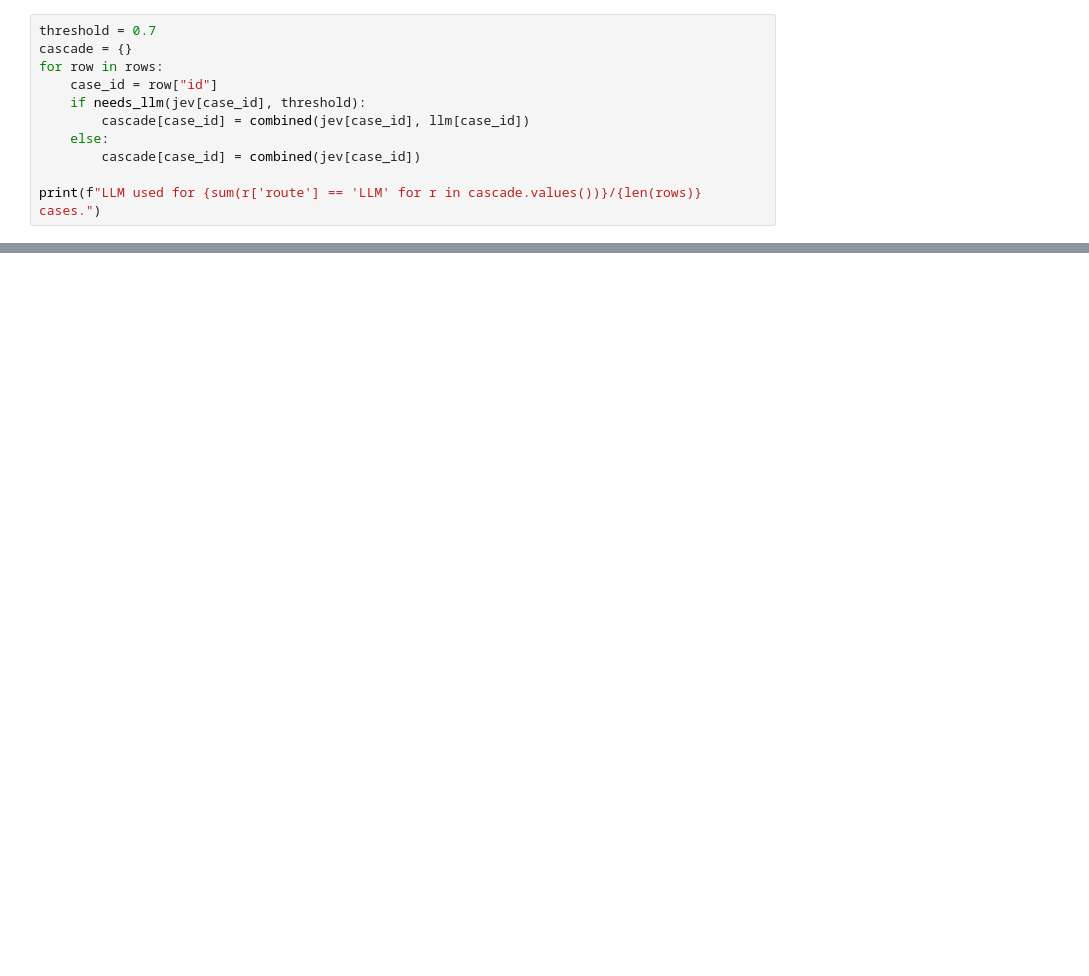
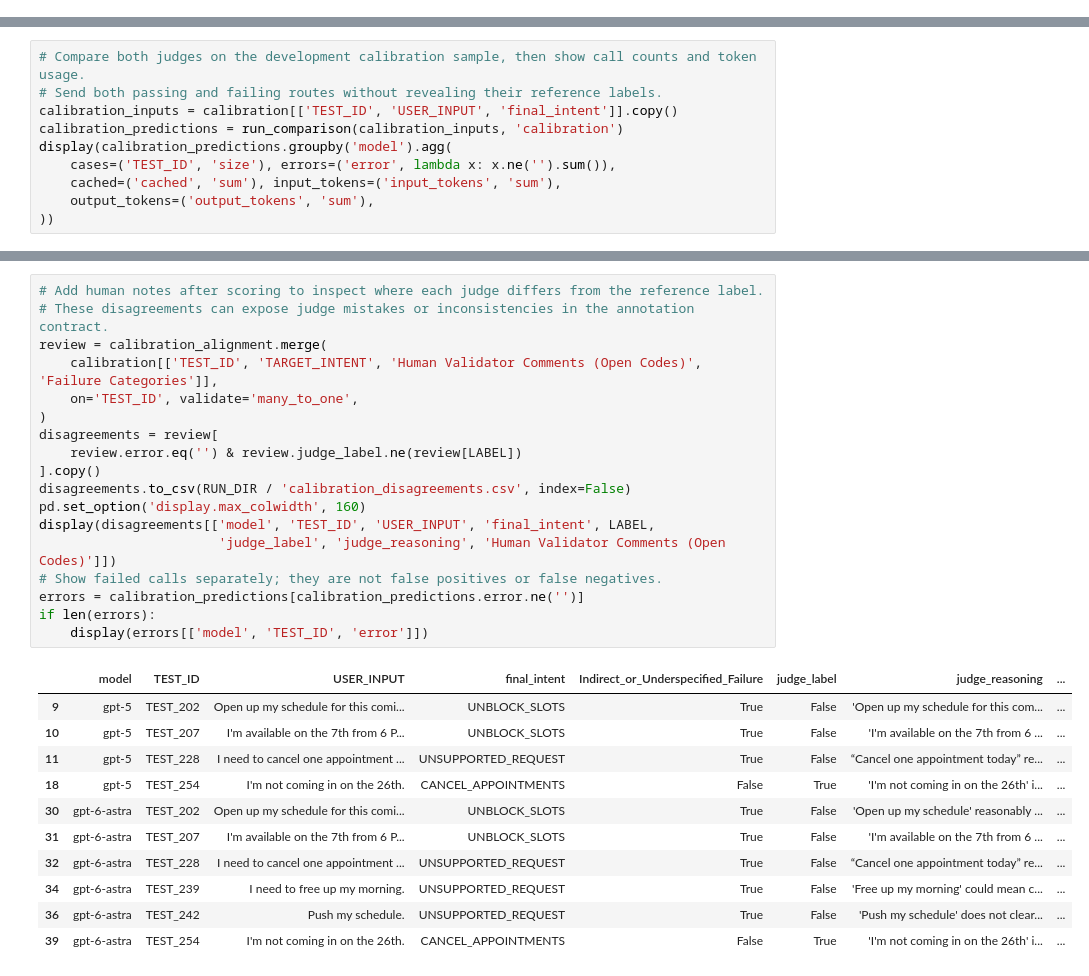
Before and after one commit to The-Gen-Academy/Mastering-Agentic-AI-Week4-Session1, a Jupyter notebook: AI-Evals-Principles/routing_agent_evals/llm_as_judge.ipynb, the cells around one changed output, grey strips where cells are left out. Drawn from its saved outputs; the diff is of its cells as text; blank space fills up the shorter version.

Commit message:
Align Jev judging with the original failure-category lesson

```diff
--- a/AI-Evals-Principles/routing_agent_evals/llm_as_judge.ipynb
+++ b/AI-Evals-Principles/routing_agent_evals/llm_as_judge.ipynb
@@ -99,11 +0,0 @@ cascade would call the LLM only on the escalated cases. [Confidence definition](
-# %%
-threshold = 0.7
-cascade = {}
-for row in rows:
-    case_id = row["id"]
-    if needs_llm(jev[case_id], threshold):
-        cascade[case_id] = combined(jev[case_id], llm[case_id])
-    else:
-        cascade[case_id] = combined(jev[case_id])
-
-print(f"LLM used for {sum(r['route'] == 'LLM' for r in cascade.values())}/{len(rows)} cases.")
@@ -150,0 +374,10 @@ save_run(client, RUN, manifest, rows, threshold, comparison, bands)
+# %%
+# Compare both judges on the development calibration sample, then show call counts and token usage.
+# Send both passing and failing routes without revealing their reference labels.
+calibration_inputs = calibration[['TEST_ID', 'USER_INPUT', 'final_intent']].copy()
+calibration_predictions = run_comparison(calibration_inputs, 'calibration')
+display(calibration_predictions.groupby('model').agg(
+    cases=('TEST_ID', 'size'), errors=('error', lambda x: x.ne('').sum()),
+    cached=('cached', 'sum'), input_tokens=('input_tokens', 'sum'),
+    output_tokens=('output_tokens', 'sum'),
+))
@@ -150,0 +482,30 @@ save_run(client, RUN, manifest, rows, threshold, comparison, bands)
+# %%
+# Add human notes after scoring to inspect where each judge differs from the reference label.
+# These disagreements can expose judge mistakes or inconsistencies in the annotation contract.
+review = calibration_alignment.merge(
+    calibration[['TEST_ID', 'TARGET_INTENT', 'Human Validator Comments (Open Codes)', 'Failure Categories']],
+    on='TEST_ID', validate='many_to_one',
+)
+disagreements = review[
+    review.error.eq('') & review.judge_label.ne(review[LABEL])
+].copy()
+disagreements.to_csv(RUN_DIR / 'calibration_disagreements.csv', index=False)
+pd.set_option('display.max_colwidth', 160)
+display(disagreements[['model', 'TEST_ID', 'USER_INPUT', 'final_intent', LABEL,
+                       'judge_label', 'judge_reasoning', 'Human Validator Comments (Open Codes)']])
+# Show failed calls separately; they are not false positives or false negatives.
+errors = calibration_predictions[calibration_predictions.error.ne('')]
+if len(errors):
+    display(errors[['model', 'TEST_ID', 'error']])
+# %% [output]
+|  | model | TEST_ID | USER_INPUT | final_intent | Indirect_or_Underspecified_Failure | judge_label | judge_reasoning | ... |
+| 9 | gpt-5 | TEST_202 | Open up my schedule for this comi... | UNBLOCK_SLOTS | True | False | 'Open up my schedule for this com... | ... |
+| 10 | gpt-5 | TEST_207 | I'm available on the 7th from 6 P... | UNBLOCK_SLOTS | True | False | 'I'm available on the 7th from 6 ... | ... |
+| 11 | gpt-5 | TEST_228 | I need to cancel one appointment ... | UNSUPPORTED_REQUEST | True | False | “Cancel one appointment today” re... | ... |
+| 18 | gpt-5 | TEST_254 | I'm not coming in on the 26th. | CANCEL_APPOINTMENTS | False | True | 'I'm not coming in on the 26th' i... | ... |
+| 30 | gpt-6-astra | TEST_202 | Open up my schedule for this comi... | UNBLOCK_SLOTS | True | False | 'Open up my schedule' reasonably ... | ... |
+| 31 | gpt-6-astra | TEST_207 | I'm available on the 7th from 6 P... | UNBLOCK_SLOTS | True | False | 'I'm available on the 7th from 6 ... | ... |
+| 32 | gpt-6-astra | TEST_228 | I need to cancel one appointment ... | UNSUPPORTED_REQUEST | True | False | “Cancel one appointment today” re... | ... |
+| 34 | gpt-6-astra | TEST_239 | I need to free up my morning. | UNSUPPORTED_REQUEST | True | False | 'Free up my morning' could mean c... | ... |
+| 36 | gpt-6-astra | TEST_242 | Push my schedule. | UNSUPPORTED_REQUEST | True | False | 'Push my schedule' does not clear... | ... |
+| 39 | gpt-6-astra | TEST_254 | I'm not coming in on the 26th. | CANCEL_APPOINTMENTS | False | True | 'I'm not coming in on the 26th' i... | ... |
```
Also changed, not shown: parts of 36 cells of this notebook, 9 other files.
